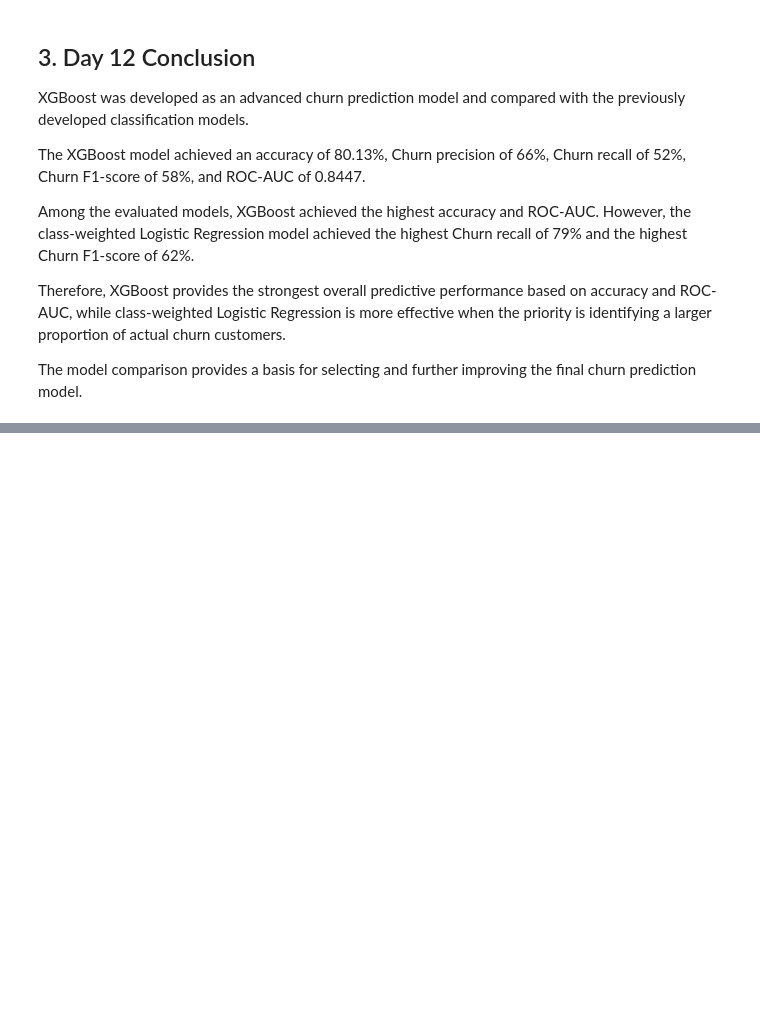
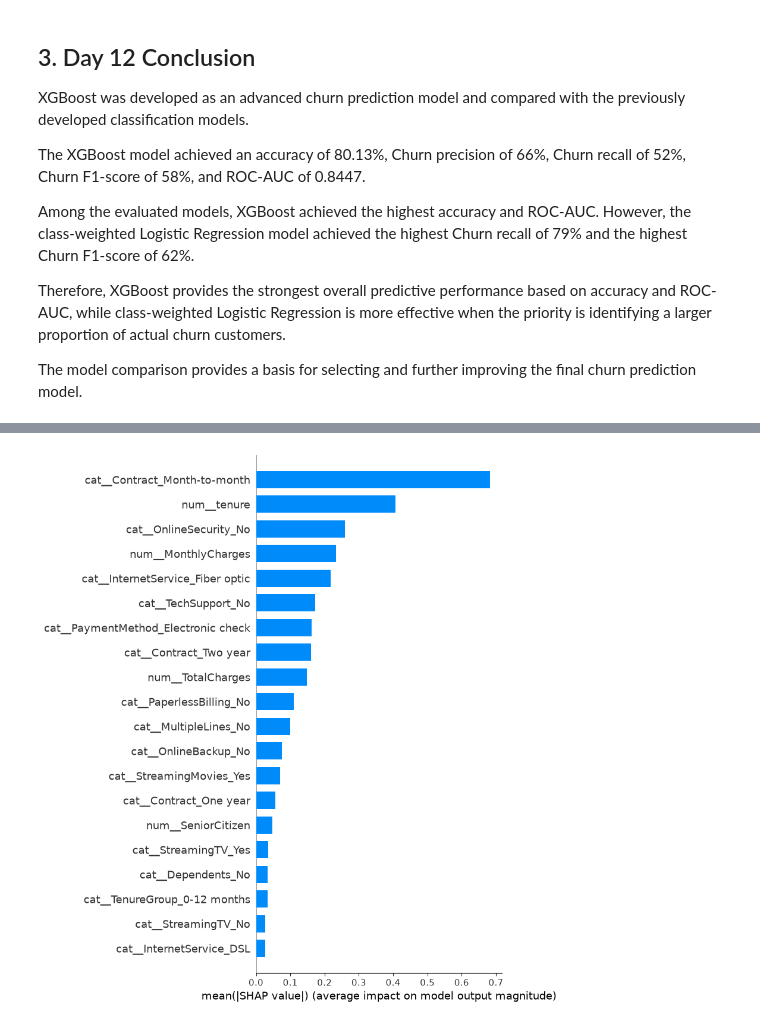
Before and after one commit to sagarsiddharth09-blip/customer-churn-LTV-engine, a Jupyter notebook: Akshay_Baseline_Analytics.ipynb, the cells around one changed output, grey strips where cells are left out. Saved outputs shown, nothing was run; the diff lists cells and outputs as text; code cells hidden in the pictures; blank space fills up the shorter version.

```diff
--- a/Akshay_Baseline_Analytics.ipynb
+++ b/Akshay_Baseline_Analytics.ipynb
@@ -3237,0 +3400,11 @@ The model comparison provides a basis for selecting and further improving the fi
+# %%
+# SHAP Global Feature Importance
+
+shap.summary_plot(
+    shap_values,
+    X_test_encoded,
+    feature_names=all_feature_names,
+    plot_type="bar"
+)
+# %% [output]
+[figure, added]
```
Also changed, not shown: parts of 14 cells of this notebook.
